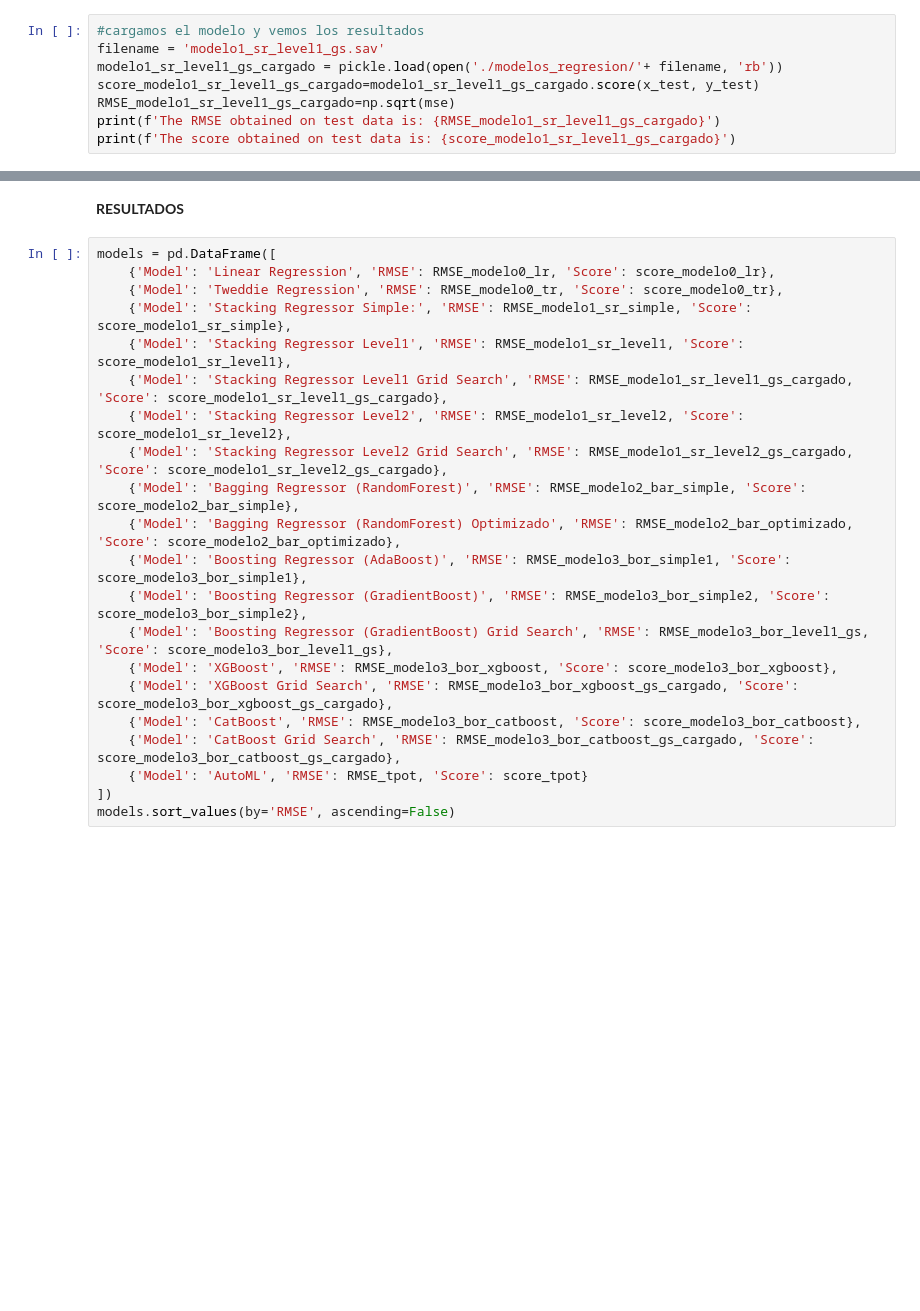
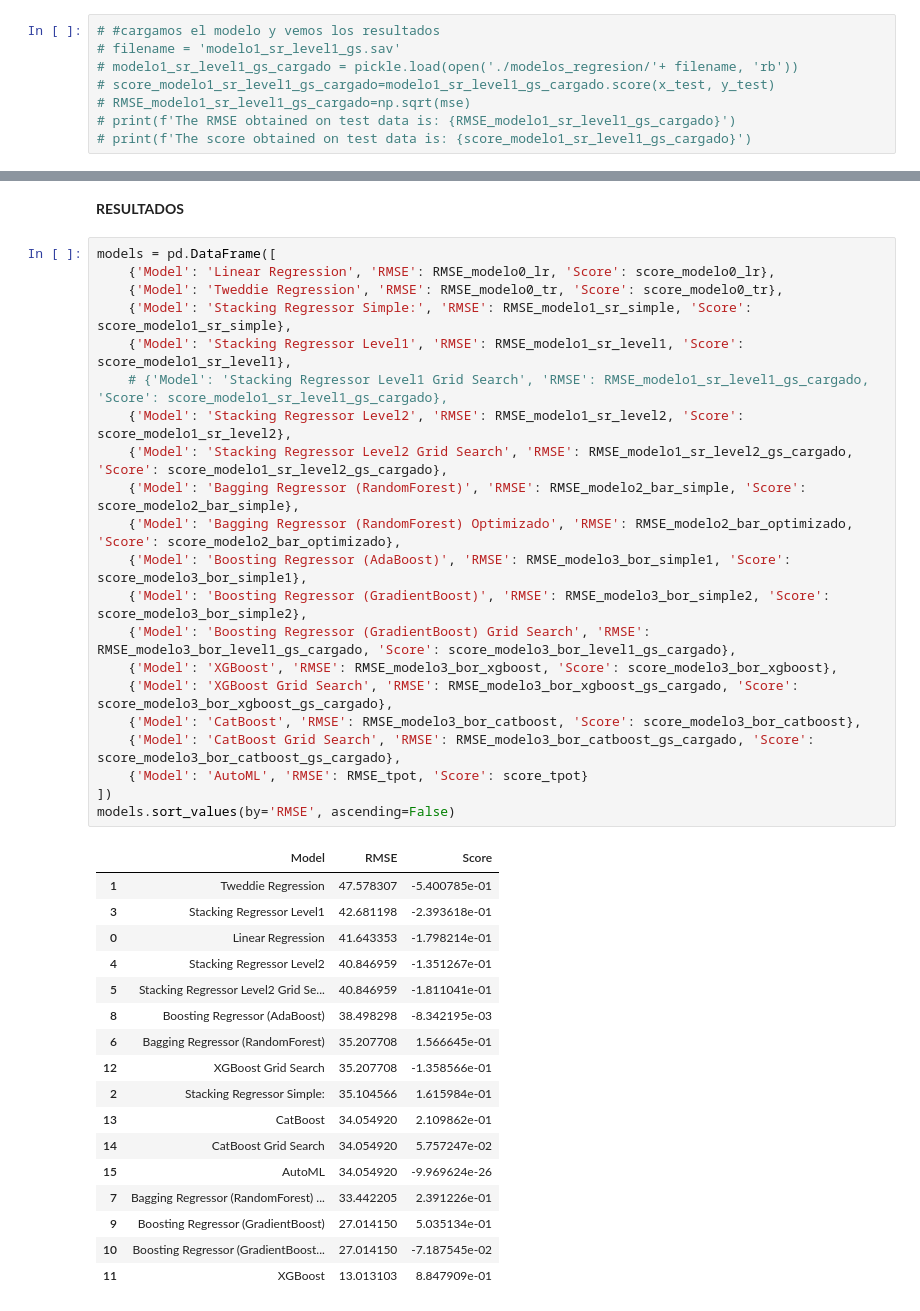
Before and after one commit to unaimleal/spri_reto_07_morado, a Jupyter notebook: modelado_valoracion.ipynb, the cells around one changed output, grey strips where cells are left out. Drawn from its saved outputs; the diff is of its cells as text; blank space fills up the shorter version.

Commit message:
carga de modelos y df de resultados

```diff
--- a/modelado_valoracion.ipynb
+++ b/modelado_valoracion.ipynb
@@ -163,11 +163,11 @@ pickle.dump(modelo1_sr_level1_gs, open(ruta, 'wb'))
 # %%
-#cargamos el modelo y vemos los resultados
-filename = 'modelo1_sr_level1_gs.sav'
-modelo1_sr_level1_gs_cargado = pickle.load(open('./modelos_regresion/'+ filename, 'rb'))
-score_modelo1_sr_level1_gs_cargado=modelo1_sr_level1_gs_cargado.score(x_test, y_test)
-RMSE_modelo1_sr_level1_gs_cargado=np.sqrt(mse)
-print(f'The RMSE obtained on test data is: {RMSE_modelo1_sr_level1_gs_cargado}')
-print(f'The score obtained on test data is: {score_modelo1_sr_level1_gs_cargado}')
+# #cargamos el modelo y vemos los resultados
+# filename = 'modelo1_sr_level1_gs.sav'
+# modelo1_sr_level1_gs_cargado = pickle.load(open('./modelos_regresion/'+ filename, 'rb'))
+# score_modelo1_sr_level1_gs_cargado=modelo1_sr_level1_gs_cargado.score(x_test, y_test)
+# RMSE_modelo1_sr_level1_gs_cargado=np.sqrt(mse)
+# print(f'The RMSE obtained on test data is: {RMSE_modelo1_sr_level1_gs_cargado}')
+# print(f'The score obtained on test data is: {score_modelo1_sr_level1_gs_cargado}')
 # %%
 #Definimos algunos modelos basicos
 level0 = list()
@@ -575,21 +575,39 @@ The score obtained on test data is: -1578.7541301539902
 # %%
 models = pd.DataFrame([
     {'Model': 'Linear Regression', 'RMSE': RMSE_modelo0_lr, 'Score': score_modelo0_lr},
     {'Model': 'Tweddie Regression', 'RMSE': RMSE_modelo0_tr, 'Score': score_modelo0_tr},
     {'Model': 'Stacking Regressor Simple:', 'RMSE': RMSE_modelo1_sr_simple, 'Score': score_modelo1_sr_simple},
     {'Model': 'Stacking Regressor Level1', 'RMSE': RMSE_modelo1_sr_level1, 'Score': score_modelo1_sr_level1},
-    {'Model': 'Stacking Regressor Level1 Grid Search', 'RMSE': RMSE_modelo1_sr_level1_gs_cargado, 'Score': score_modelo1_sr_level1_gs_cargado},
+    # {'Model': 'Stacking Regressor Level1 Grid Search', 'RMSE': RMSE_modelo1_sr_level1_gs_cargado, 'Score': score_modelo1_sr_level1_gs_cargado},
     {'Model': 'Stacking Regressor Level2', 'RMSE': RMSE_modelo1_sr_level2, 'Score': score_modelo1_sr_level2},
     {'Model': 'Stacking Regressor Level2 Grid Search', 'RMSE': RMSE_modelo1_sr_level2_gs_cargado, 'Score': score_modelo1_sr_level2_gs_cargado},
     {'Model': 'Bagging Regressor (RandomForest)', 'RMSE': RMSE_modelo2_bar_simple, 'Score': score_modelo2_bar_simple},
     {'Model': 'Bagging Regressor (RandomForest) Optimizado', 'RMSE': RMSE_modelo2_bar_optimizado, 'Score': score_modelo2_bar_optimizado},
     {'Model': 'Boosting Regressor (AdaBoost)', 'RMSE': RMSE_modelo3_bor_simple1, 'Score': score_modelo3_bor_simple1},
     {'Model': 'Boosting Regressor (GradientBoost)', 'RMSE': RMSE_modelo3_bor_simple2, 'Score': score_modelo3_bor_simple2},
-    {'Model': 'Boosting Regressor (GradientBoost) Grid Search', 'RMSE': RMSE_modelo3_bor_level1_gs, 'Score': score_modelo3_bor_level1_gs},
+    {'Model': 'Boosting Regressor (GradientBoost) Grid Search', 'RMSE': RMSE_modelo3_bor_level1_gs_cargado, 'Score': score_modelo3_bor_level1_gs_cargado},
     {'Model': 'XGBoost', 'RMSE': RMSE_modelo3_bor_xgboost, 'Score': score_modelo3_bor_xgboost},
     {'Model': 'XGBoost Grid Search', 'RMSE': RMSE_modelo3_bor_xgboost_gs_cargado, 'Score': score_modelo3_bor_xgboost_gs_cargado},
     {'Model': 'CatBoost', 'RMSE': RMSE_modelo3_bor_catboost, 'Score': score_modelo3_bor_catboost},
     {'Model': 'CatBoost Grid Search', 'RMSE': RMSE_modelo3_bor_catboost_gs_cargado, 'Score': score_modelo3_bor_catboost_gs_cargado},
     {'Model': 'AutoML', 'RMSE': RMSE_tpot, 'Score': score_tpot}
 ])
 models.sort_values(by='RMSE', ascending=False)
+# %% [output]
+|  | Model | RMSE | Score |
+| 1 | Tweddie Regression | 47.578307 | -5.400785e-01 |
+| 3 | Stacking Regressor Level1 | 42.681198 | -2.393618e-01 |
+| 0 | Linear Regression | 41.643353 | -1.798214e-01 |
+| 4 | Stacking Regressor Level2 | 40.846959 | -1.351267e-01 |
+| 5 | Stacking Regressor Level2 Grid Se... | 40.846959 | -1.811041e-01 |
+| 8 | Boosting Regressor (AdaBoost) | 38.498298 | -8.342195e-03 |
+| 6 | Bagging Regressor (RandomForest) | 35.207708 | 1.566645e-01 |
+| 12 | XGBoost Grid Search | 35.207708 | -1.358566e-01 |
+| 2 | Stacking Regressor Simple: | 35.104566 | 1.615984e-01 |
+| 13 | CatBoost | 34.054920 | 2.109862e-01 |
+| 14 | CatBoost Grid Search | 34.054920 | 5.757247e-02 |
+| 15 | AutoML | 34.054920 | -9.969624e-26 |
+| 7 | Bagging Regressor (RandomForest) ... | 33.442205 | 2.391226e-01 |
+| 9 | Boosting Regressor (GradientBoost) | 27.014150 | 5.035134e-01 |
+| 10 | Boosting Regressor (GradientBoost... | 27.014150 | -7.187545e-02 |
+| 11 | XGBoost | 13.013103 | 8.847909e-01 |
```
Also changed, not shown: parts of 13 cells of this notebook.
